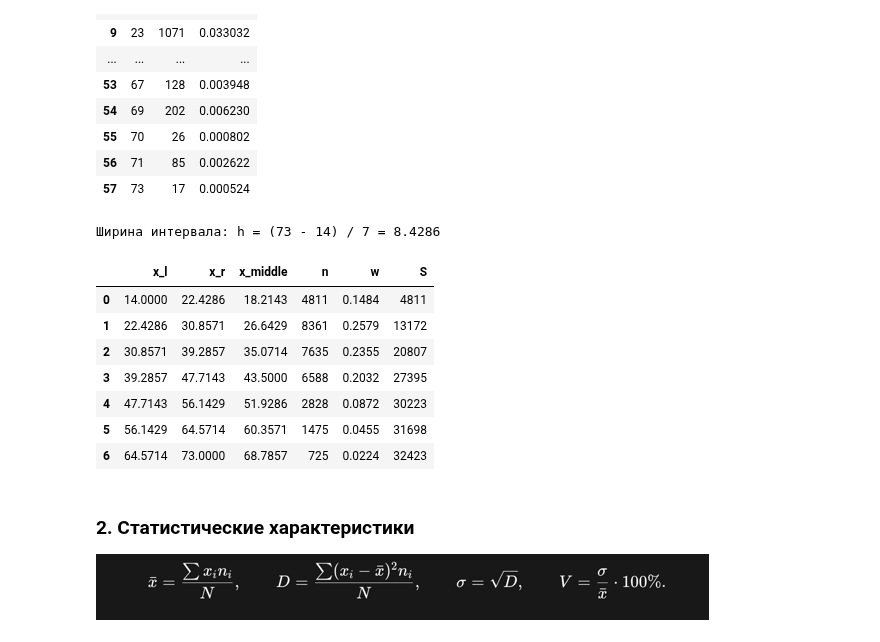
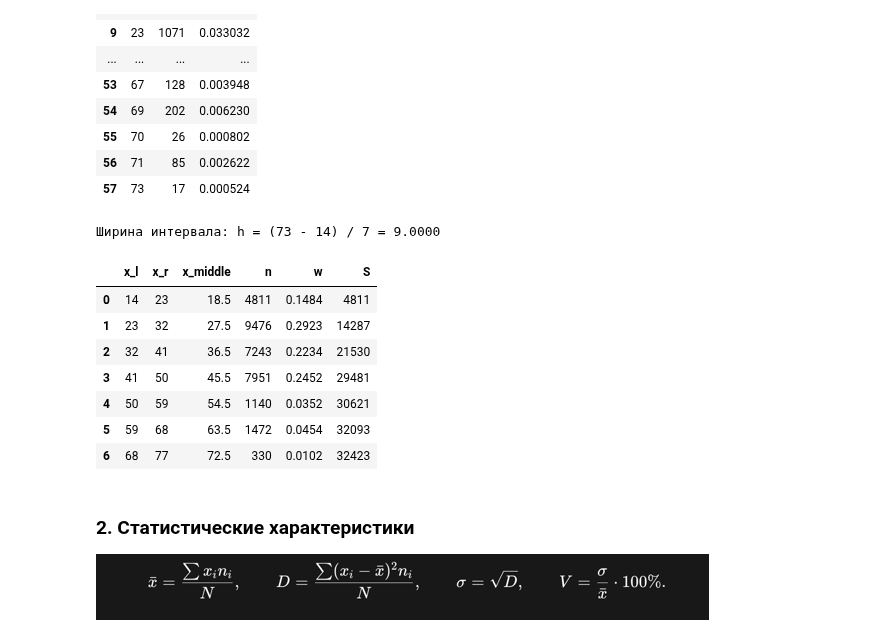
Before and after one commit to blx000/Statistical_Data_Analysis_Methods, a Jupyter notebook: ЛР_1_Статистические_ряды.ipynb, the cells around one changed output. Cells and saved outputs as stored; diff of their text form; code cells hidden in the pictures.

```diff
--- a/ЛР_1_Статистические_ряды.ipynb
+++ b/ЛР_1_Статистические_ряды.ipynb
@@ -53,40 +53,42 @@ display(discrete)
 | 56 | 71 | 85 | 0.002622 |
 | 57 | 73 | 17 | 0.000524 |
 # %%
+from math import ceil
+
 k = 7
 x_min = data.min()
 x_max = data.max()
-h = (x_max - x_min) / k
+h = ceil((x_max - x_min) / k)
 edges = [x_min + i * h for i in range(k + 1)]
 
 rows = []
 for i in range(k):
     left = edges[i]
     right = edges[i + 1]
 
     if i < k - 1:
         n = ((data >= left) & (data < right)).sum()
     else:
         n = ((data >= left) & (data <= right)).sum()
 
     rows.append([left, right, (left + right) / 2, n])
 
 interval = pd.DataFrame(rows, columns=["x_l", "x_r", "x_middle", "n"])
 interval["w"] = interval["n"] / N
 interval["S"] = interval["n"].cumsum()
 
 print(f"Ширина интервала: h = ({x_max} - {x_min}) / {k} = {h:.4f}")
 display(interval.round(4))
 # %% [output]
-Ширина интервала: h = (73 - 14) / 7 = 8.4286
+Ширина интервала: h = (73 - 14) / 7 = 9.0000
 |  | x_l | x_r | x_middle | n | w | S |
-| 0 | 14.0000 | 22.4286 | 18.2143 | 4811 | 0.1484 | 4811 |
-| 1 | 22.4286 | 30.8571 | 26.6429 | 8361 | 0.2579 | 13172 |
-| 2 | 30.8571 | 39.2857 | 35.0714 | 7635 | 0.2355 | 20807 |
-| 3 | 39.2857 | 47.7143 | 43.5000 | 6588 | 0.2032 | 27395 |
-| 4 | 47.7143 | 56.1429 | 51.9286 | 2828 | 0.0872 | 30223 |
-| 5 | 56.1429 | 64.5714 | 60.3571 | 1475 | 0.0455 | 31698 |
-| 6 | 64.5714 | 73.0000 | 68.7857 | 725 | 0.0224 | 32423 |
+| 0 | 14 | 23 | 18.5 | 4811 | 0.1484 | 4811 |
+| 1 | 23 | 32 | 27.5 | 9476 | 0.2923 | 14287 |
+| 2 | 32 | 41 | 36.5 | 7243 | 0.2234 | 21530 |
+| 3 | 41 | 50 | 45.5 | 7951 | 0.2452 | 29481 |
+| 4 | 50 | 59 | 54.5 | 1140 | 0.0352 | 30621 |
+| 5 | 59 | 68 | 63.5 | 1472 | 0.0454 | 32093 |
+| 6 | 68 | 77 | 72.5 | 330 | 0.0102 | 32423 |
 # %% [markdown]
 ### 2. Статистические характеристики
 
```
Also changed, not shown: parts of 2 cells of this notebook, 1 other file.
